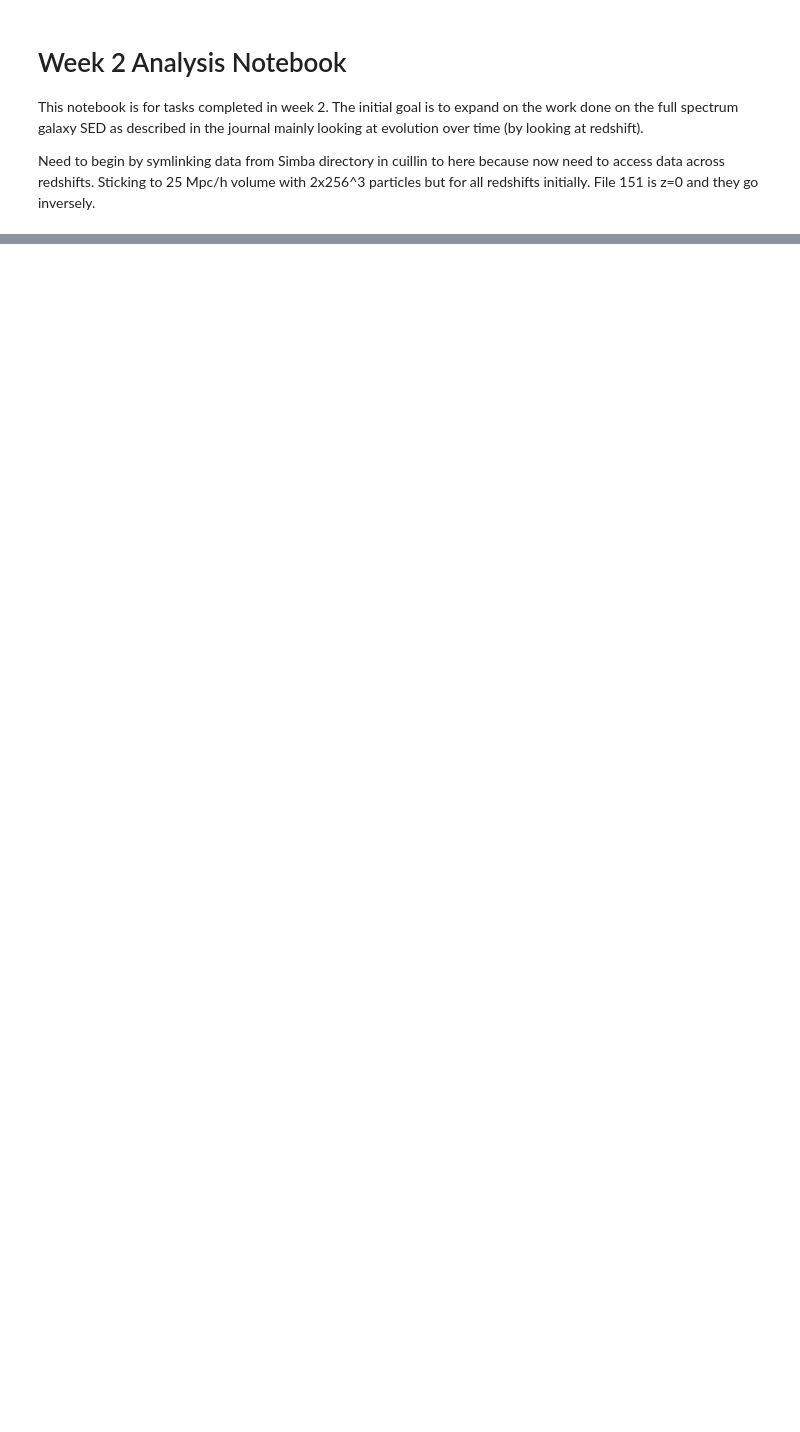
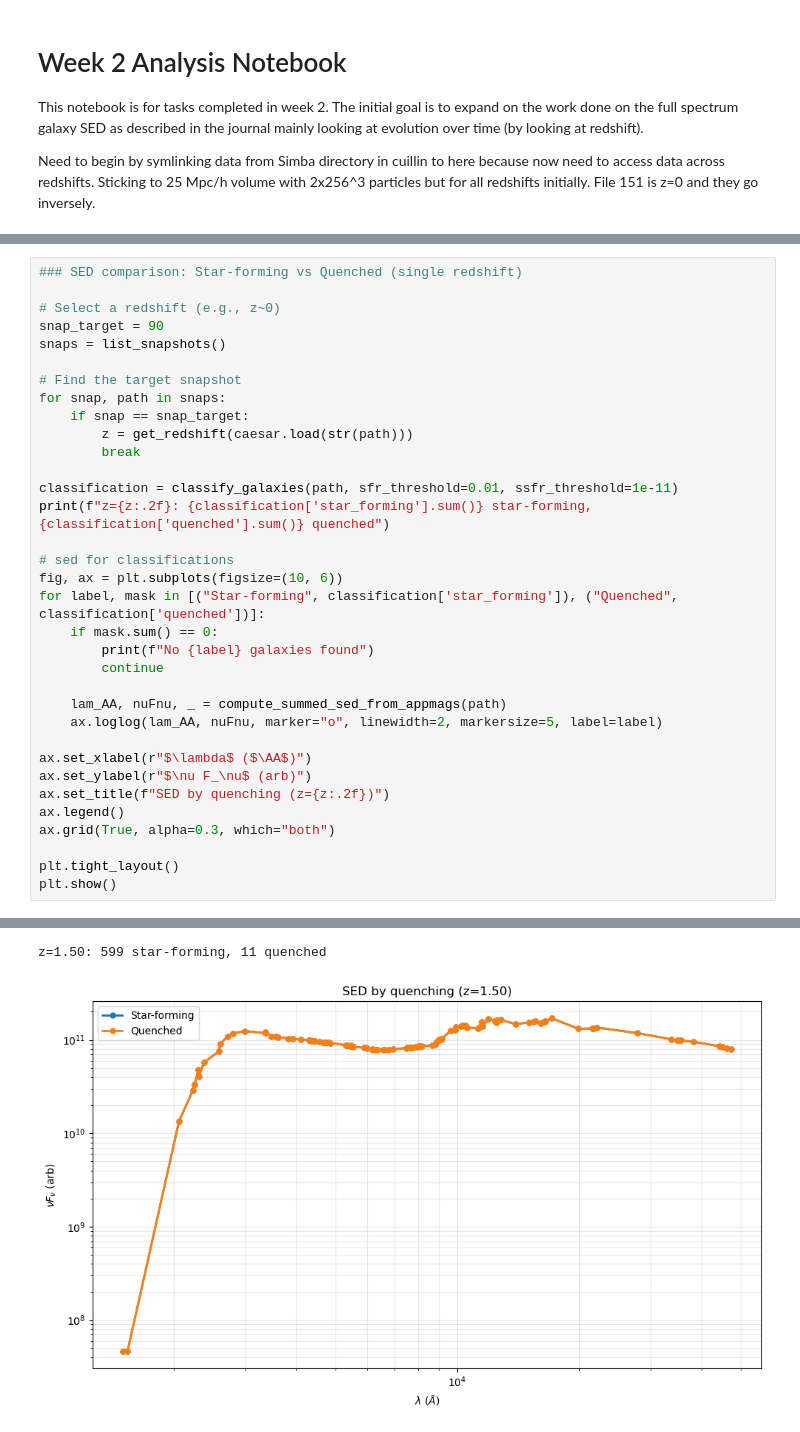
Before and after one commit to siddhantpujni/simba_cosmic_background, a Jupyter notebook: notebooks/week_2.ipynb, the cells around one changed output, grey strips where cells are left out. Cells and saved outputs as stored; diff of their text form; blank space fills up the shorter version.

```diff
--- a/notebooks/week_2.ipynb
+++ b/notebooks/week_2.ipynb
@@ -72,0 +229,35 @@ plt.show()
+# %%
+### SED comparison: Star-forming vs Quenched (single redshift)
+
+# Select a redshift (e.g., z~0)
+snap_target = 90
+snaps = list_snapshots()
+
+# Find the target snapshot
+for snap, path in snaps:
+    if snap == snap_target:
+        z = get_redshift(caesar.load(str(path)))
+        break
+
+classification = classify_galaxies(path, sfr_threshold=0.01, ssfr_threshold=1e-11)
+print(f"z={z:.2f}: {classification['star_forming'].sum()} star-forming, {classification['quenched'].sum()} quenched")
+
+# sed for classifications
+fig, ax = plt.subplots(figsize=(10, 6))
+for label, mask in [("Star-forming", classification['star_forming']), ("Quenched", classification['quenched'])]:
+    if mask.sum() == 0:
+        print(f"No {label} galaxies found")
+        continue
+
+    lam_AA, nuFnu, _ = compute_summed_sed_from_appmags(path)
+    ax.loglog(lam_AA, nuFnu, marker="o", linewidth=2, markersize=5, label=label)
+
+ax.set_xlabel(r"$\lambda$ ($\AA$)")
+ax.set_ylabel(r"$\nu F_\nu$ (arb)")
+ax.set_title(f"SED by quenching (z={z:.2f})")
+ax.legend()
+ax.grid(True, alpha=0.3, which="both")
+
+plt.tight_layout()
+plt.show()
+# %% [output]
@@ -72,0 +267,2 @@ plt.show()
+z=1.50: 599 star-forming, 11 quenched
+[figure, added]
```
Also changed, not shown: parts of 7 cells of this notebook, 7 other files.
